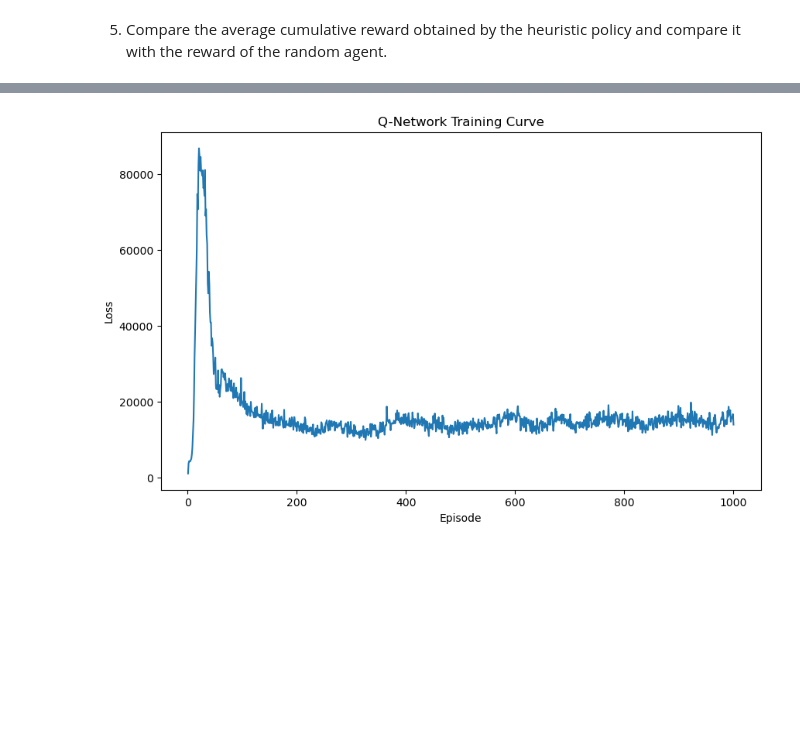
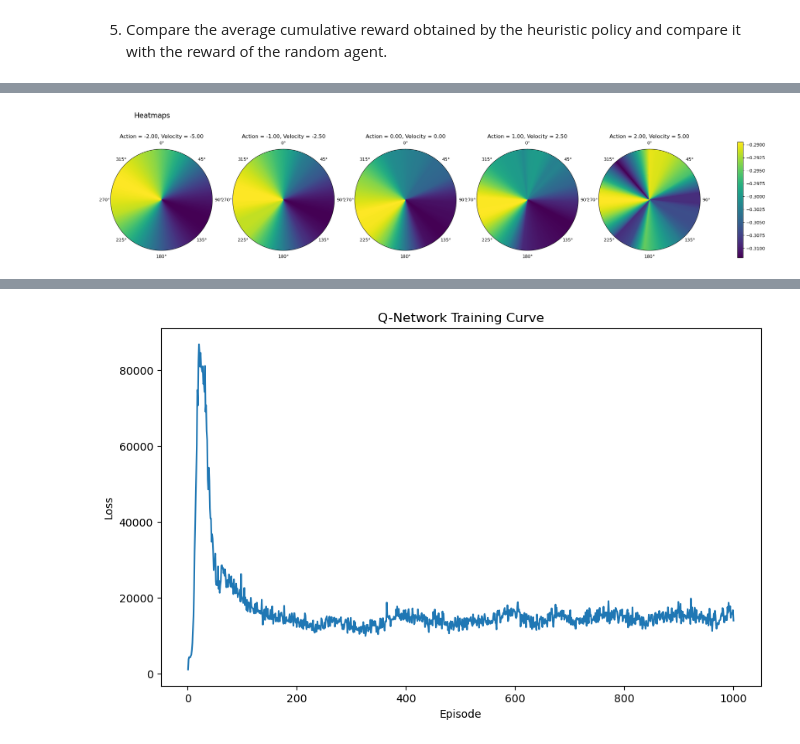
Before and after one commit to aristo6253/ANN-RL-DDPG, a Jupyter notebook: DDPG.ipynb, the cells around one changed output, grey strips where cells are left out. Drawn from its saved outputs; the diff is of its cells as text; code cells hidden in the pictures; blank space fills up the shorter version.

Commit message:
Heatmaps + finished code

```diff
--- a/DDPG.ipynb
+++ b/DDPG.ipynb
@@ -401 +330,75 @@ yv: [[[0. 0. 0. 0. 0.]
+# %%
+def generate_heatmap_data(q_network, action_values, velocity_values, num_theta=100):
+    """
+    Generate heatmap data by computing Q-values for given action and velocity pairs at different angular positions.
+
+    Parameters:
+    q_network (QNetwork): The trained Q-Network.
+    action_values (np.array): Action values for the heatmap.
+    velocity_values (np.array): Velocity values for the heatmap.
+    num_theta (int): Number of angular positions to evaluate.
+
+    Returns:
+    heatmap_data (list): List of 2D arrays with heatmap data.
+    """
+
+    theta = np.linspace(-np.pi, np.pi, num_theta)
+
+    heatmap_data = {}
+
+
+    for action, velocity in zip(action_values, velocity_values):
+        q_values = []
+        for angle in theta:
+            state_action = np.array([np.cos(angle), np.sin(angle), velocity, action])
+            q_values.append(q_network(torch.tensor(state_action, dtype=torch.float32)).item())
+        heatmap_data[(action, velocity)] = q_values
+
+    return heatmap_data
+
+def plot_heatmap(heatmap_data, action_values, velocity_values, num_theta=100, title='Heatmaps'):
+    """
+    Plot heatmap data.
+
+    Parameters:
+    heatmap_data (list): List of 2D arrays with heatmap data.
+    action_values (np.array): Action values for the heatmap.
+    velocity_values (np.array): Velocity values for the heatmap.
+    num_theta (int): Number of angular positions to evaluate.
+    """
+    # Create a meshgrid for the heatmap
+    theta, r = np.meshgrid(
+        np.linspace(-np.pi, np.pi, num_theta), np.linspace(0, 1, 2))
+
+    fig, axs = plt.subplots(nrows=1, ncols=5, subplot_kw={'projection': 'polar'}, figsize=(30, 5))
+    # Make title be left aligned
+    fig.suptitle(title, x=0.15, y=1.05, ha='left', fontsize=16)
+
+    for i, (action, velocity) in enumerate(zip(action_values, velocity_values)):
+        q_values = np.array(heatmap_data[(action, velocity)]).reshape(1, -1)
+        q_values = np.repeat(q_values, 2, axis=0)  # Repeat the values radially
+
+        ax = axs[i]
+        ax.set_theta_zero_location("N")  # Set zero to top
+        ax.set_theta_direction(-1)  # Clockwise direction
+        ax.set_title(f'Action = {action:.2f}, Velocity = {velocity:.2f}')
+        c = ax.pcolormesh(theta, r, q_values, shading='auto')
+
+        # Remove radial labels and ticks
+        ax.set_yticklabels([])
+        ax.set_yticks([])
+
+    fig.colorbar(c, ax=axs.ravel().tolist(), shrink=0.95)
+    # plt.tight_layout()
+    plt.show()
+
+
+num_theta = 1000
+q_network = QNetwork()
+action_values = np.linspace(-2, 2, 5)
+velocity_values = np.linspace(-5, 5, 5)
+heatmap_data = generate_heatmap_data(q_network, action_values, velocity_values, num_theta=num_theta)
+plot_heatmap(heatmap_data, action_values, velocity_values, num_theta=num_theta)
+# %% [output]
+[figure, added]
 # %%
```
Also changed, not shown: parts of 12 cells of this notebook, 3 other files.
